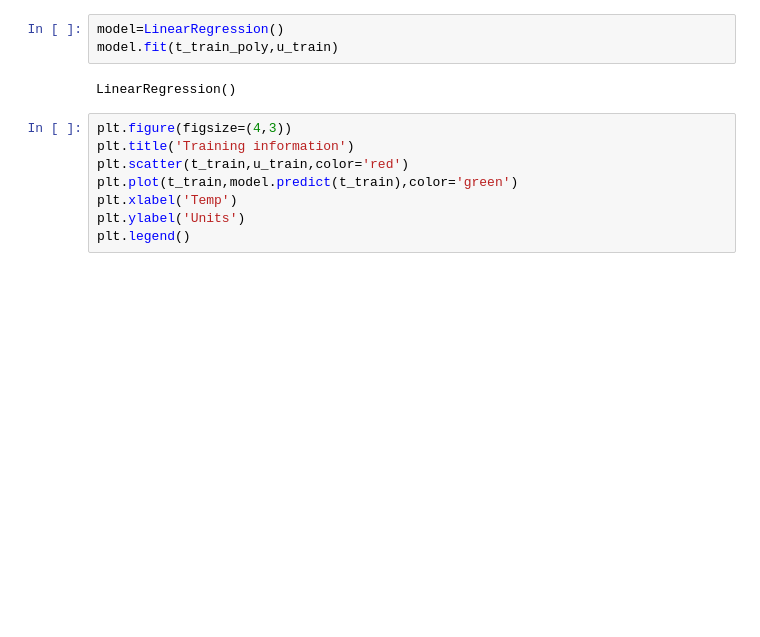
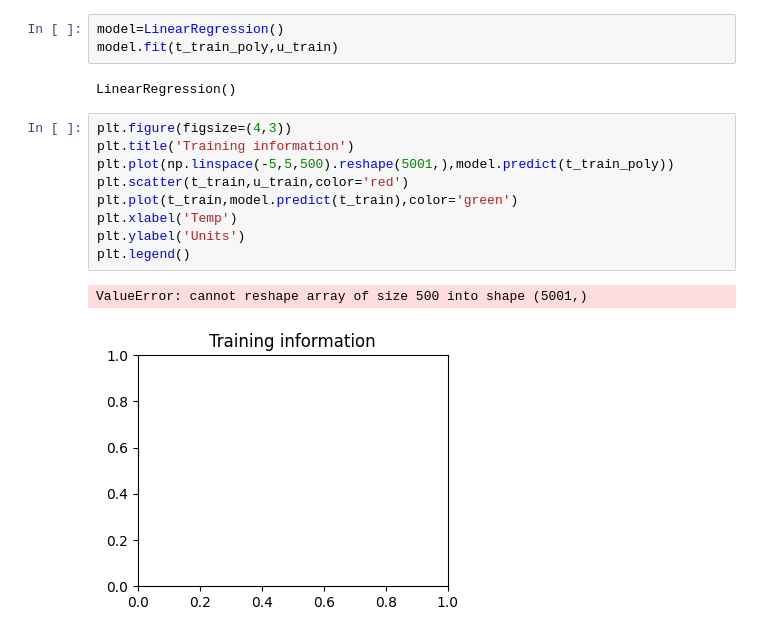
Before and after one commit to VyshnaviKarakatla/machine_learning-notebooks, a Jupyter notebook: 03_polynomial_regression.ipynb, the cells around one changed output. Cells and saved outputs as stored; diff of their text form; blank space fills up the shorter version.

```diff
--- a/03_polynomial_regression.ipynb
+++ b/03_polynomial_regression.ipynb
@@ -81,8 +81,12 @@ LinearRegression()
 # %%
 plt.figure(figsize=(4,3))
 plt.title('Training information')
+plt.plot(np.linspace(-5,5,500).reshape(5001,),model.predict(t_train_poly))
 plt.scatter(t_train,u_train,color='red')
 plt.plot(t_train,model.predict(t_train),color='green')
 plt.xlabel('Temp')
 plt.ylabel('Units')
 plt.legend()
+# %% [output]
+ValueError: cannot reshape array of size 500 into shape (5001,)
+[figure, added]
```
